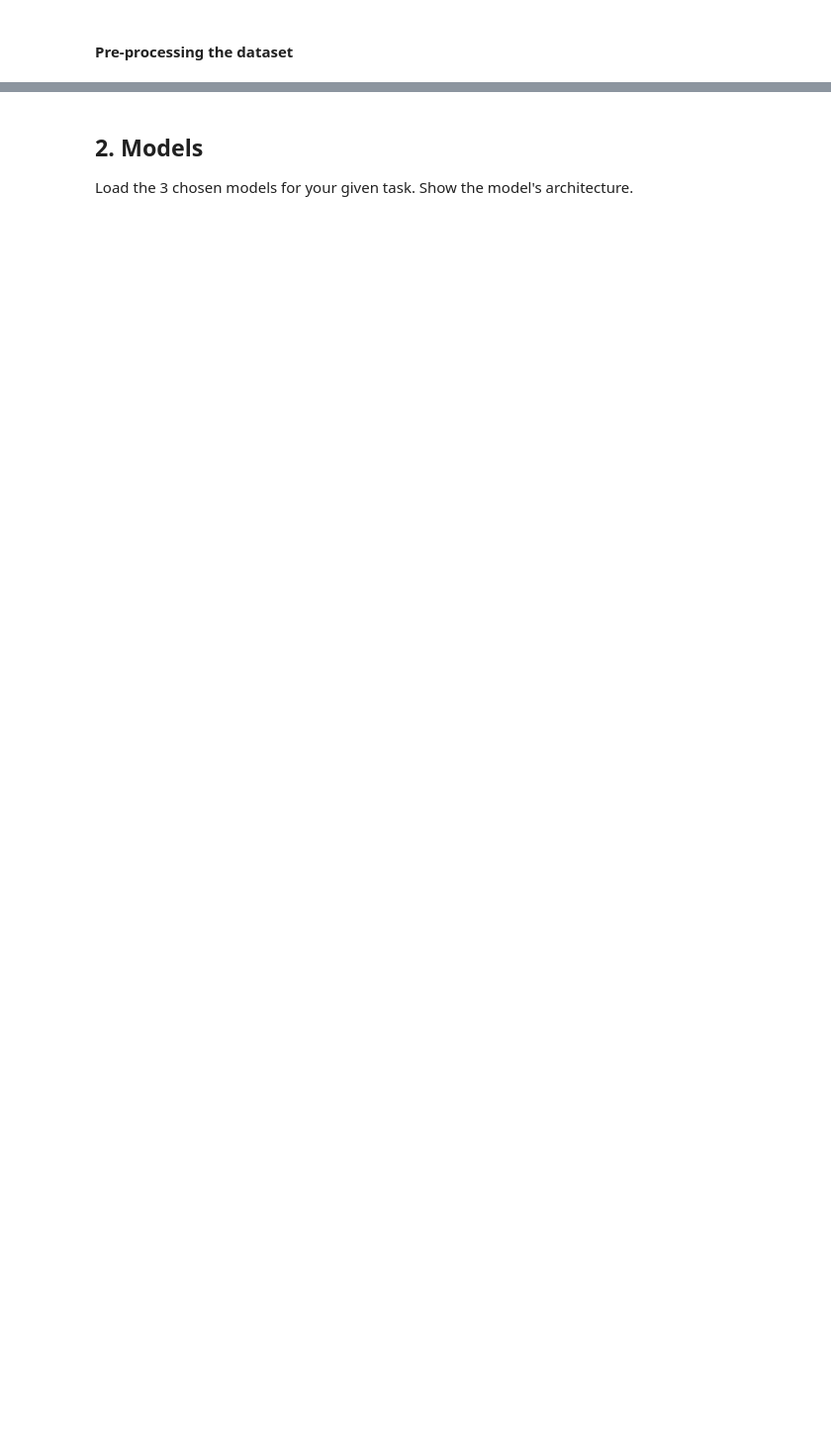
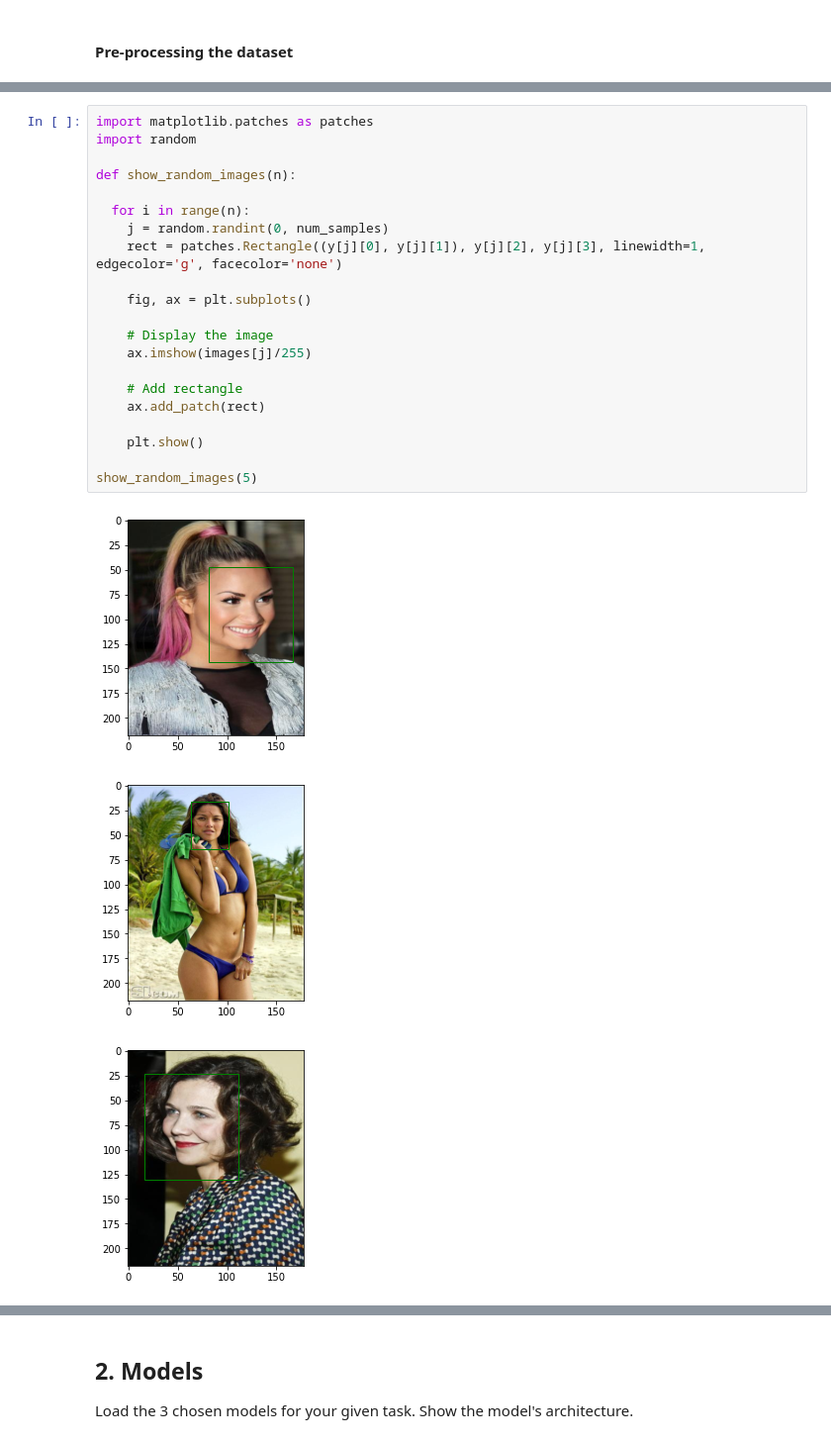
Before and after one commit to Elshan777/CelebA-Detection, a Jupyter notebook: DND_Assignment_2.ipynb, the cells around one changed output, grey strips where cells are left out. Shown: that part at 99% size. Cells and saved outputs as stored; diff of their text form; blank space fills up the shorter version.

```diff
--- a/DND_Assignment_2.ipynb
+++ b/DND_Assignment_2.ipynb
@@ -114,0 +115,25 @@ There are total of 200000 files. We will use 10% of it which means only two part
+# %%
+import matplotlib.patches as patches
+import random
+
+def show_random_images(n):
+
+  for i in range(n):
+    j = random.randint(0, num_samples)
+    rect = patches.Rectangle((y[j][0], y[j][1]), y[j][2], y[j][3], linewidth=1, edgecolor='g', facecolor='none')
+
+    fig, ax = plt.subplots()
+
+    # Display the image
+    ax.imshow(images[j]/255)
+
+    # Add rectangle
+    ax.add_patch(rect)
+
+    plt.show()
+
+show_random_images(5)
+# %% [output]
+[figure, added]
+[figure, added]
+[figure, added]
```
Also changed, not shown: parts of 20 cells of this notebook.
